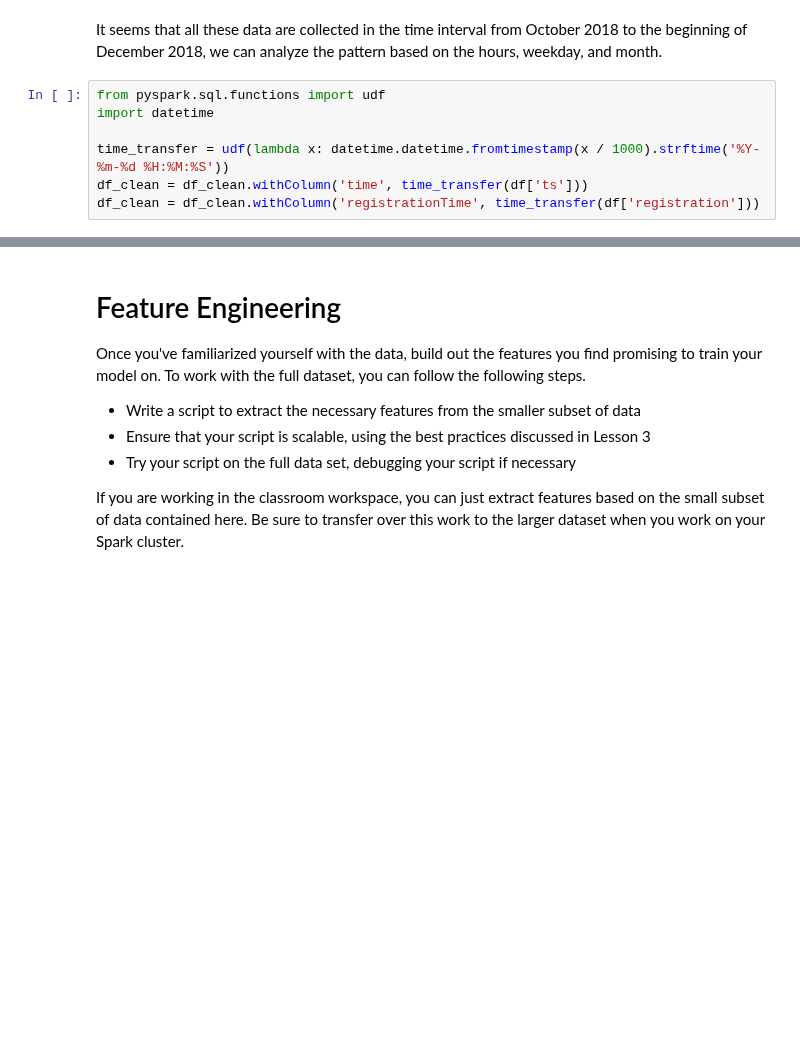
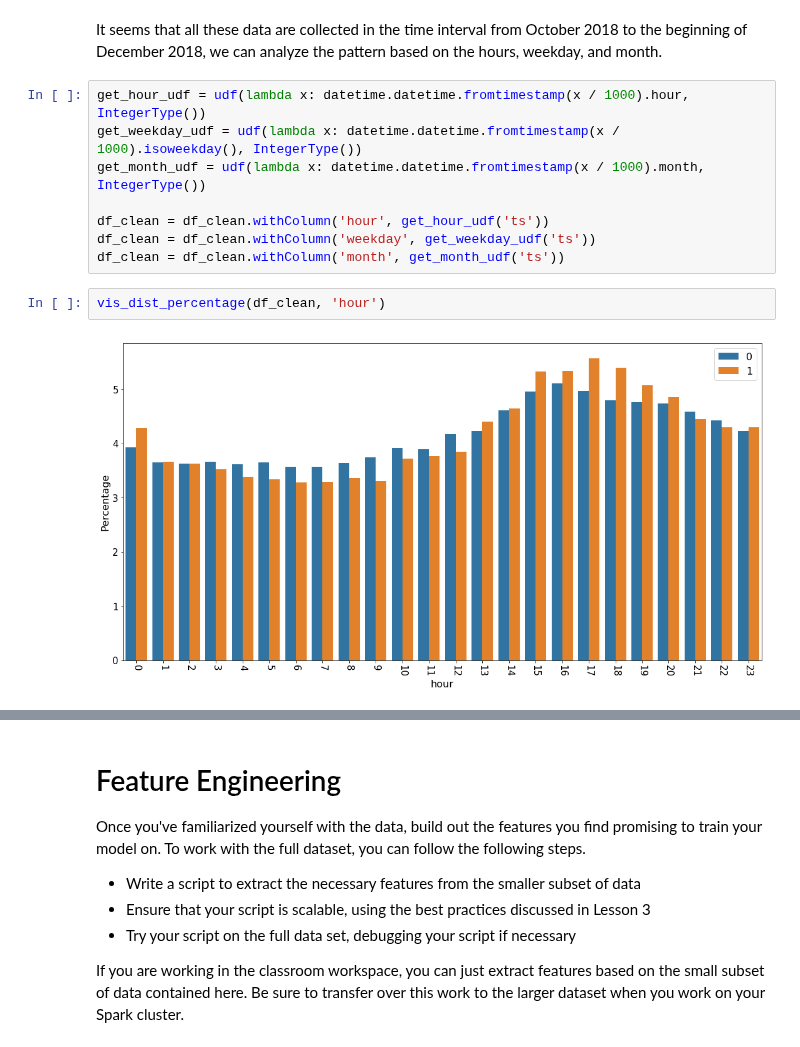
Before and after one commit to chziha/Data-Scientist-Udacity-Nanodegree, a Jupyter notebook: Churn-Predicting-with-Spark/Sparkify.ipynb, the cells around one changed output, grey strips where cells are left out. Saved outputs shown, nothing was run; the diff lists cells and outputs as text; blank space fills up the shorter version.

```diff
--- a/Churn-Predicting-with-Spark/Sparkify.ipynb
+++ b/Churn-Predicting-with-Spark/Sparkify.ipynb
@@ -629,10 +632,15 @@ print('max_time: {}, min_time: {}.'.format(datetime.datetime.fromtimestamp(max_t
 max_time: 2018-12-03 01:11:16, min_time: 2018-10-01 00:01:57.
 # %% [markdown]
 It seems that all these data are collected in the time interval from October 2018 to the beginning of December 2018, we can analyze the pattern based on the hours, weekday, and month.
-# %%
-from pyspark.sql.functions import udf
-import datetime
-
-time_transfer = udf(lambda x: datetime.datetime.fromtimestamp(x / 1000).strftime('%Y-%m-%d %H:%M:%S'))
-df_clean = df_clean.withColumn('time', time_transfer(df['ts']))
-df_clean = df_clean.withColumn('registrationTime', time_transfer(df['registration']))
+# %%
+get_hour_udf = udf(lambda x: datetime.datetime.fromtimestamp(x / 1000).hour, IntegerType())
+get_weekday_udf = udf(lambda x: datetime.datetime.fromtimestamp(x / 1000).isoweekday(), IntegerType())
+get_month_udf = udf(lambda x: datetime.datetime.fromtimestamp(x / 1000).month, IntegerType())
+
+df_clean = df_clean.withColumn('hour', get_hour_udf('ts'))
+df_clean = df_clean.withColumn('weekday', get_weekday_udf('ts'))
+df_clean = df_clean.withColumn('month', get_month_udf('ts'))
+# %%
+vis_dist_percentage(df_clean, 'hour')
+# %% [output]
+[figure, added]
```
Also changed, not shown: parts of 12 cells of this notebook.
